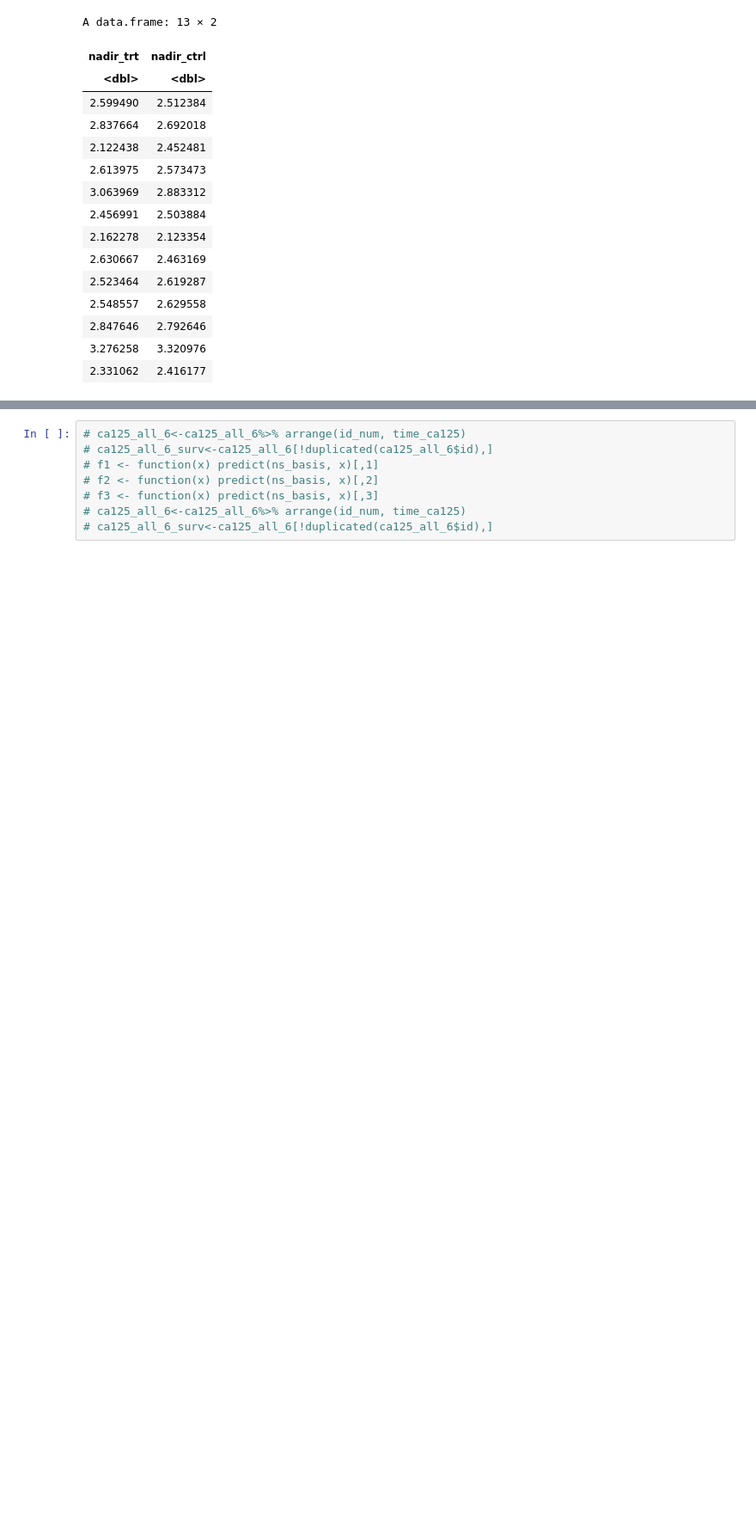
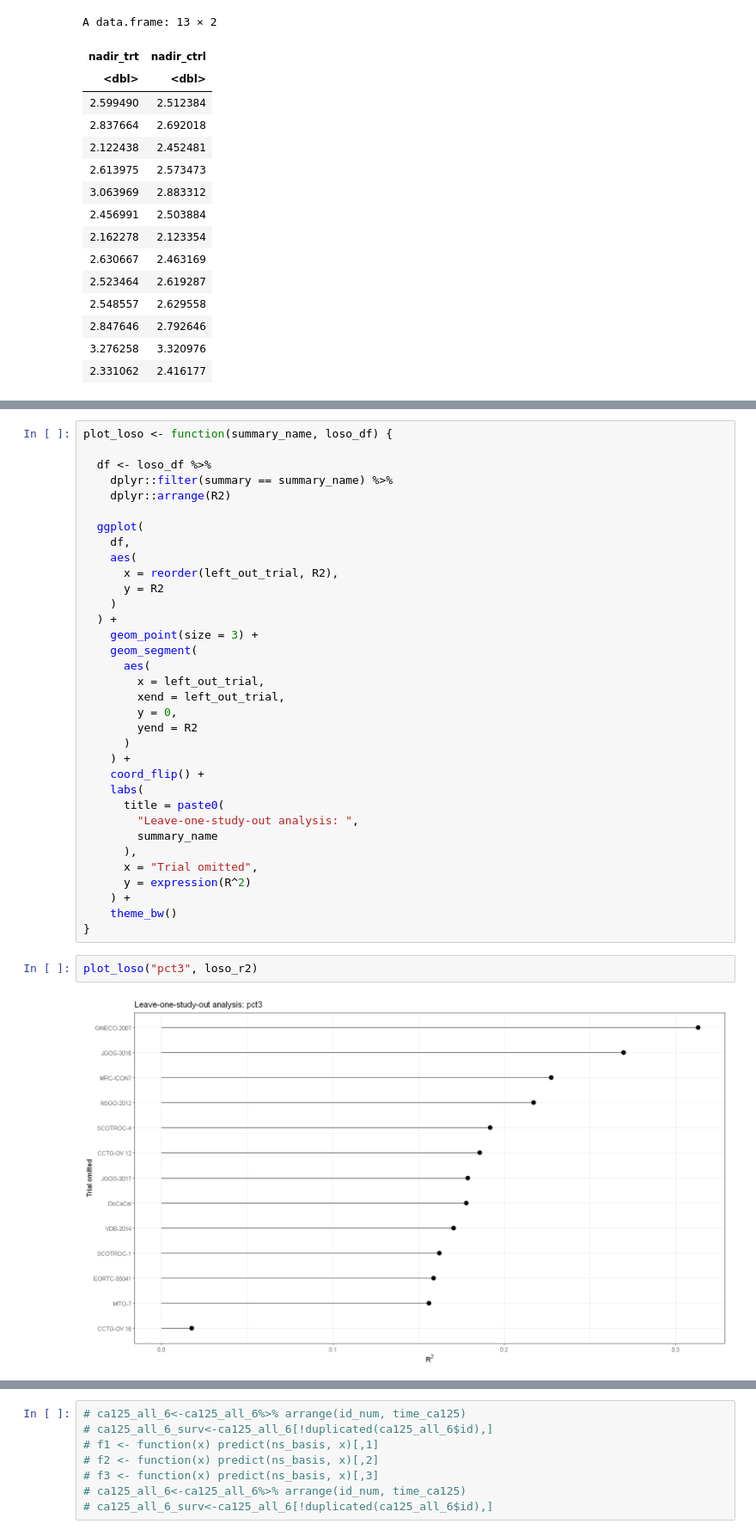
Before and after one commit to Kodro23/Surrogacy_evaluation_CA125, a Jupyter notebook: notebooks/CA125.ipynb, the cells around one changed output, grey strips where cells are left out. Shown at 86% size. Saved outputs shown, nothing was run; the diff lists cells and outputs as text; blank space fills up the shorter version.

Commit message:
LOSO

```diff
--- a/notebooks/CA125.ipynb
+++ b/notebooks/CA125.ipynb
@@ -1620,0 +1751,38 @@ A data.frame: 13 × 2
+# %%
+plot_loso <- function(summary_name, loso_df) {
+
+  df <- loso_df %>%
+    dplyr::filter(summary == summary_name) %>%
+    dplyr::arrange(R2)
+
+  ggplot(
+    df,
+    aes(
+      x = reorder(left_out_trial, R2),
+      y = R2
+    )
+  ) +
+    geom_point(size = 3) +
+    geom_segment(
+      aes(
+        x = left_out_trial,
+        xend = left_out_trial,
+        y = 0,
+        yend = R2
+      )
+    ) +
+    coord_flip() +
+    labs(
+      title = paste0(
+        "Leave-one-study-out analysis: ",
+        summary_name
+      ),
+      x = "Trial omitted",
+      y = expression(R^2)
+    ) +
+    theme_bw()
+}
+# %%
+plot_loso("pct3", loso_r2)
+# %% [output]
+[figure, added]
```
Also changed, not shown: parts of 16 cells of this notebook.
